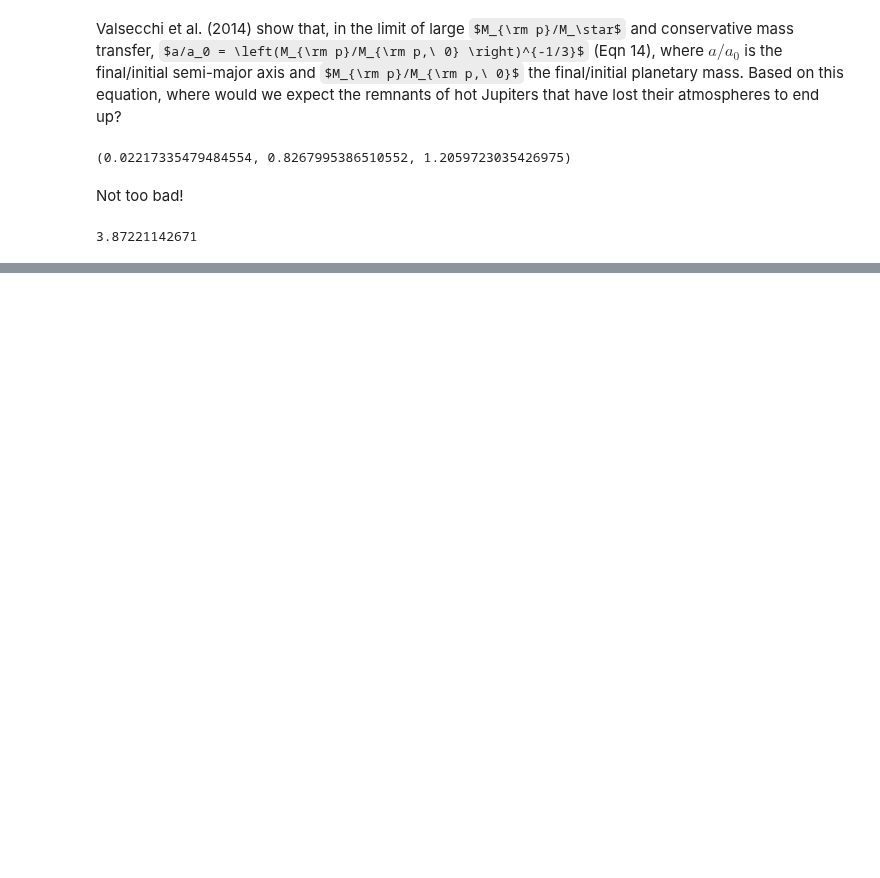
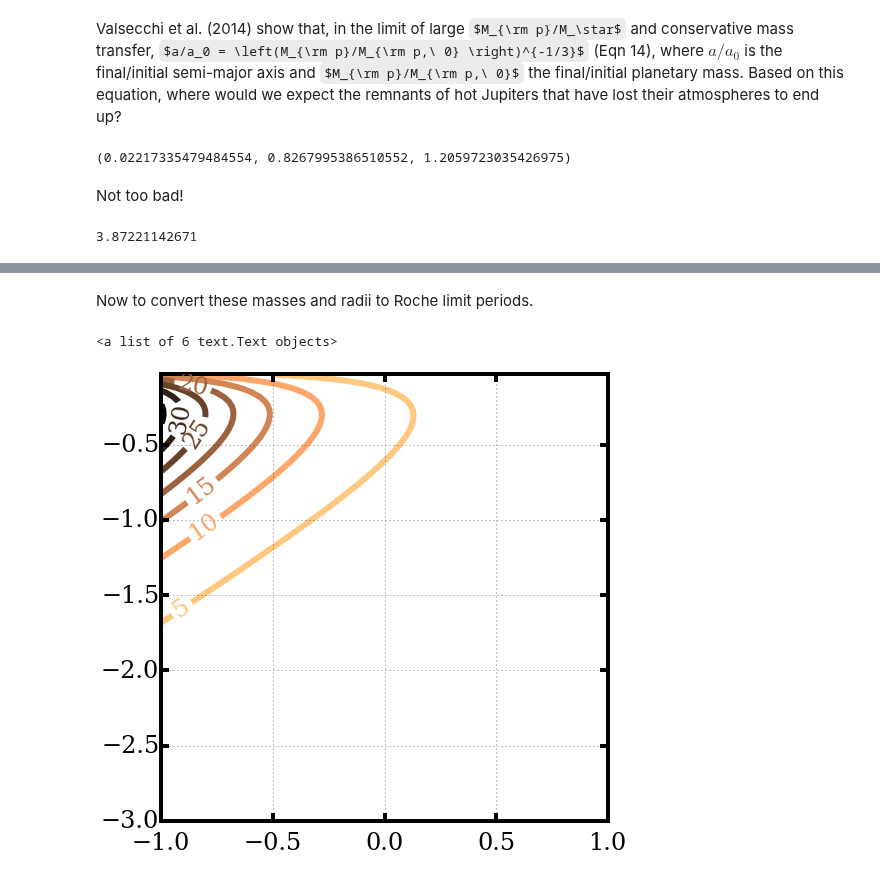
Before and after one commit to decaelus/CeMDA_tidal_evol, a Jupyter notebook: First Order Tidal Disruption Calculation.ipynb, the cells around one changed output, grey strips where cells are left out. Cells and saved outputs as stored; diff of their text form; code cells hidden in the pictures; some formulas as TeX source; blank space fills up the shorter version.

Commit message:
Added an initial calculation of P_Roche based on Eric's calculations

```diff
--- a/First Order Tidal Disruption Calculation.ipynb
+++ b/First Order Tidal Disruption Calculation.ipynb
@@ -130,0 +133,25 @@ ax.set_ylim([-3.1, 0.1])
+# %% [markdown]
+Now to convert these masses and radii to Roche limit periods.
+# %%
+Ps_Roche = Rappaport_Roche_limit(Mps*cds.Mgeo, Rps*cds.Rgeo)
+fig = plt.figure(figsize=(8,8))
+ax = fig.add_subplot(111)
+
+#ax.plot(Mps, Ps_Roche);
+
+#locations = [(0.2, -2.), (0.2, -1.), (0.2, -0.5), (0., -0.25)]
+# lvls = [10]
+CS = ax.contour(np.log10(Mcores), np.log10(fenvs), Ps_Roche, cmap='copper_r', linewidths=6)#, levels=lvls)
+ax.clabel(CS, inline=1, fontsize=24, fmt='%i')#, manual=locations)
+
+# lvls = [20]
+# CS = ax.contour(np.log10(Mcores), np.log10(fenvs), Mps, colors='k', linewidths=8, levels=lvls)
+
+# ax.set_xlabel('$\\log_{10} \\left( M_{\\rm core}/{\\rm M_{Earth}}\\right)$')
+# ax.set_ylabel('$\\log_{10}\ f_{\\rm env}$')
+
+#ax.set_xlim([1., 30])
+#ax.set_ylim([0, 5])
+# %% [output]
+<a list of 6 text.Text objects>
+[figure, added]
```
Also changed, not shown: parts of 1 cell of this notebook.
